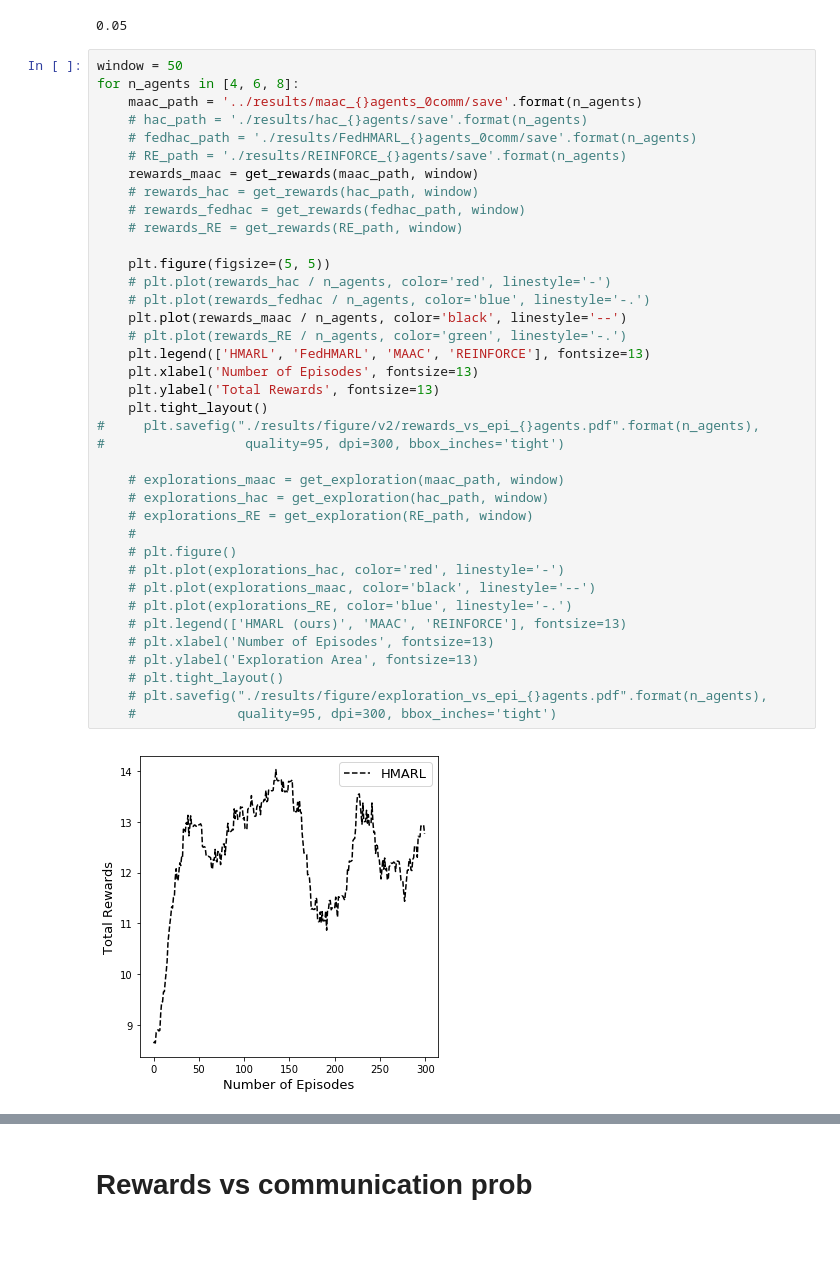
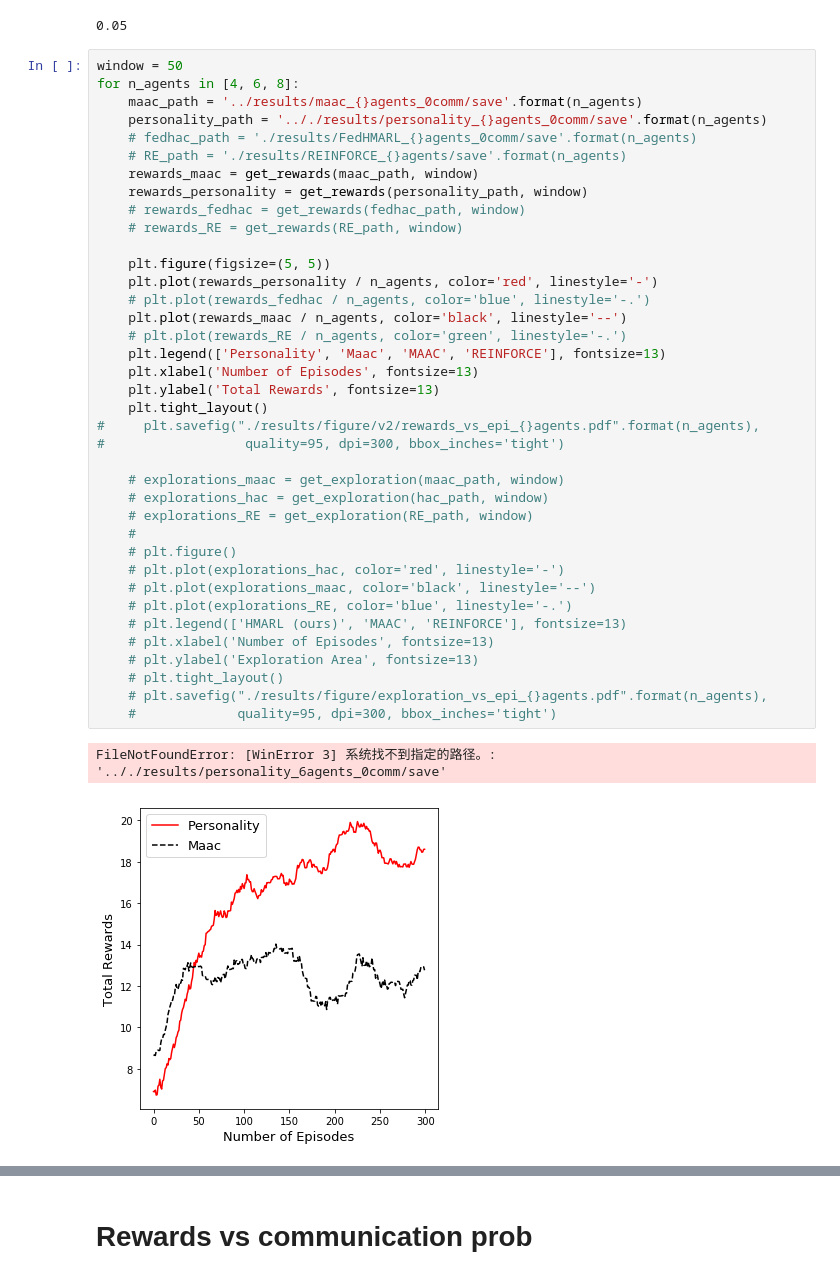
Before and after one commit to SongjunHuang/WONS-2022, a Jupyter notebook: utils/plot.ipynb, the cells around one changed output, grey strips where cells are left out. Cells and saved outputs as stored; diff of their text form; blank space fills up the shorter version.

Commit message:
OC results

```diff
--- a/utils/plot.ipynb
+++ b/utils/plot.ipynb
@@ -111,39 +111,40 @@ EPS_END + (EPS_START - EPS_END) * np.exp(-1. * 10000 / EPS_DECAY)
 window = 50
 for n_agents in [4, 6, 8]:
     maac_path = '../results/maac_{}agents_0comm/save'.format(n_agents)
-    # hac_path = './results/hac_{}agents/save'.format(n_agents)
+    personality_path = '.././results/personality_{}agents_0comm/save'.format(n_agents)
     # fedhac_path = './results/FedHMARL_{}agents_0comm/save'.format(n_agents)
     # RE_path = './results/REINFORCE_{}agents/save'.format(n_agents)
     rewards_maac = get_rewards(maac_path, window)
-    # rewards_hac = get_rewards(hac_path, window)
+    rewards_personality = get_rewards(personality_path, window)
     # rewards_fedhac = get_rewards(fedhac_path, window)
     # rewards_RE = get_rewards(RE_path, window)
 
     plt.figure(figsize=(5, 5))
-    # plt.plot(rewards_hac / n_agents, color='red', linestyle='-')
+    plt.plot(rewards_personality / n_agents, color='red', linestyle='-')
     # plt.plot(rewards_fedhac / n_agents, color='blue', linestyle='-.')
     plt.plot(rewards_maac / n_agents, color='black', linestyle='--')
     # plt.plot(rewards_RE / n_agents, color='green', linestyle='-.')
-    plt.legend(['HMARL', 'FedHMARL', 'MAAC', 'REINFORCE'], fontsize=13)
+    plt.legend(['Personality', 'Maac', 'MAAC', 'REINFORCE'], fontsize=13)
     plt.xlabel('Number of Episodes', fontsize=13)
     plt.ylabel('Total Rewards', fontsize=13)
     plt.tight_layout()
 #     plt.savefig("./results/figure/v2/rewards_vs_epi_{}agents.pdf".format(n_agents),
 #                  quality=95, dpi=300, bbox_inches='tight')
 
     # explorations_maac = get_exploration(maac_path, window)
     # explorations_hac = get_exploration(hac_path, window)
     # explorations_RE = get_exploration(RE_path, window)
     #
     # plt.figure()
     # plt.plot(explorations_hac, color='red', linestyle='-')
     # plt.plot(explorations_maac, color='black', linestyle='--')
     # plt.plot(explorations_RE, color='blue', linestyle='-.')
     # plt.legend(['HMARL (ours)', 'MAAC', 'REINFORCE'], fontsize=13)
     # plt.xlabel('Number of Episodes', fontsize=13)
     # plt.ylabel('Exploration Area', fontsize=13)
     # plt.tight_layout()
     # plt.savefig("./results/figure/exploration_vs_epi_{}agents.pdf".format(n_agents),
     #             quality=95, dpi=300, bbox_inches='tight')
 # %% [output]
+FileNotFoundError: [WinError 3] 系统找不到指定的路径。: '.././results/personality_6agents_0comm/save'
-[figure, old version]
+[figure, new version]
```
Also changed, not shown: parts of 1 cell of this notebook, 25 other files.
